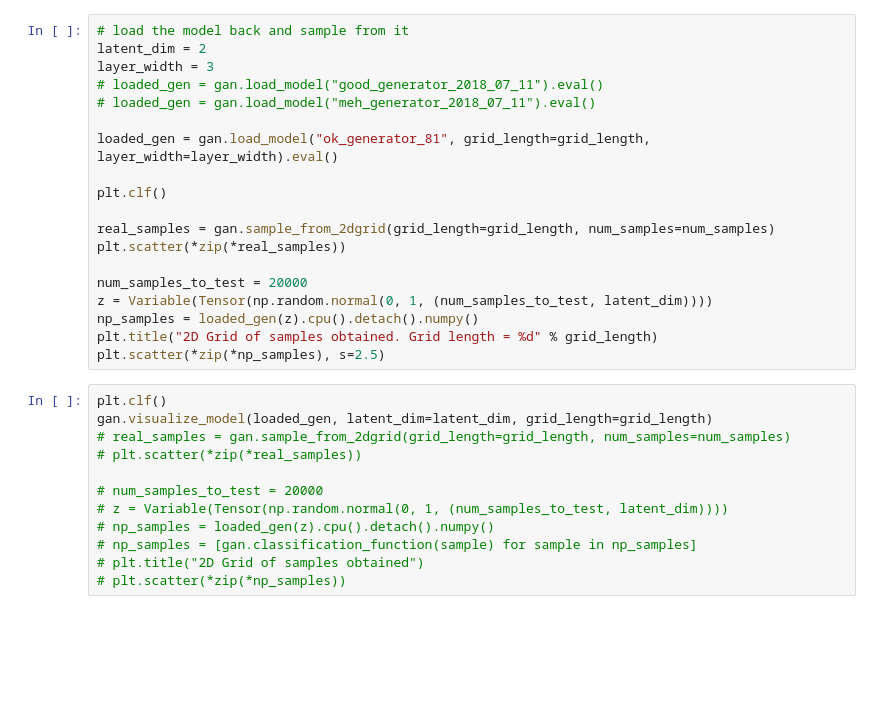
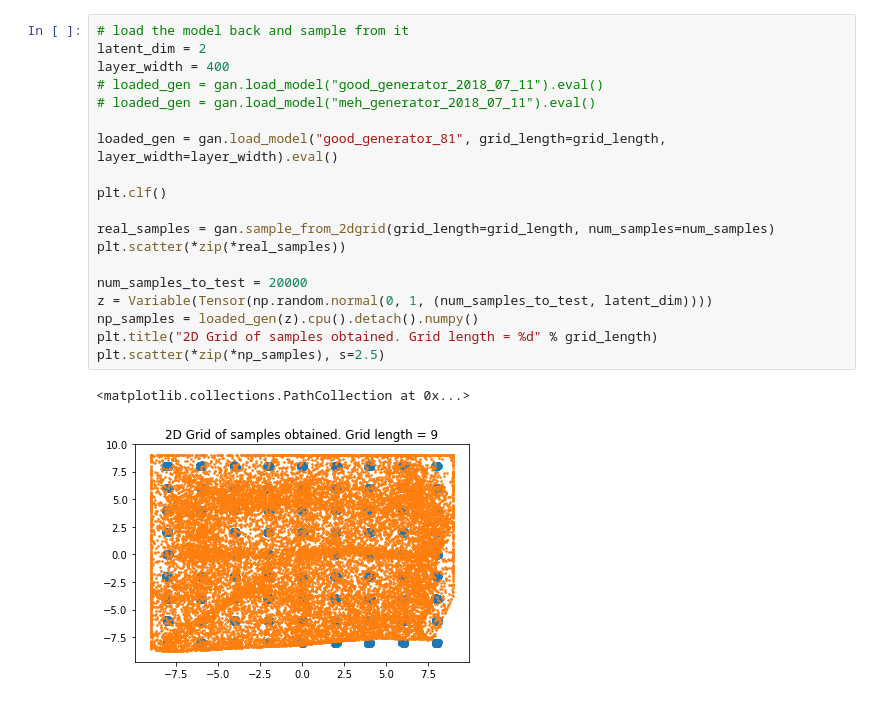
Before and after one commit to narenmanoj/summer-2018-sandbox, a Jupyter notebook: experiments/synthetic/2d_grid.ipynb, the cells around one changed output. Drawn from its saved outputs; the diff is of its cells as text; blank space fills up the shorter version.

```diff
--- a/experiments/synthetic/2d_grid.ipynb
+++ b/experiments/synthetic/2d_grid.ipynb
@@ -66,31 +86,22 @@ print("Grid length = %d" % grid_length)
 # %%
 # load the model back and sample from it
 latent_dim = 2
-layer_width = 3
+layer_width = 400
 # loaded_gen = gan.load_model("good_generator_2018_07_11").eval()
 # loaded_gen = gan.load_model("meh_generator_2018_07_11").eval()
 
-loaded_gen = gan.load_model("ok_generator_81", grid_length=grid_length, layer_width=layer_width).eval()
+loaded_gen = gan.load_model("good_generator_81", grid_length=grid_length, layer_width=layer_width).eval()
 
 plt.clf()
 
 real_samples = gan.sample_from_2dgrid(grid_length=grid_length, num_samples=num_samples)
 plt.scatter(*zip(*real_samples))
 
 num_samples_to_test = 20000
 z = Variable(Tensor(np.random.normal(0, 1, (num_samples_to_test, latent_dim))))
 np_samples = loaded_gen(z).cpu().detach().numpy()
 plt.title("2D Grid of samples obtained. Grid length = %d" % grid_length)
 plt.scatter(*zip(*np_samples), s=2.5)
+# %% [output]
+<matplotlib.collections.PathCollection at 0x...>
+[figure, added]
-# %%
-plt.clf()
-gan.visualize_model(loaded_gen, latent_dim=latent_dim, grid_length=grid_length)
-# real_samples = gan.sample_from_2dgrid(grid_length=grid_length, num_samples=num_samples)
-# plt.scatter(*zip(*real_samples))
-
-# num_samples_to_test = 20000
-# z = Variable(Tensor(np.random.normal(0, 1, (num_samples_to_test, latent_dim))))
-# np_samples = loaded_gen(z).cpu().detach().numpy()
-# np_samples = [gan.classification_function(sample) for sample in np_samples]
-# plt.title("2D Grid of samples obtained")
-# plt.scatter(*zip(*np_samples))
```
Also changed, not shown: parts of 6 cells of this notebook, 3 other files.
